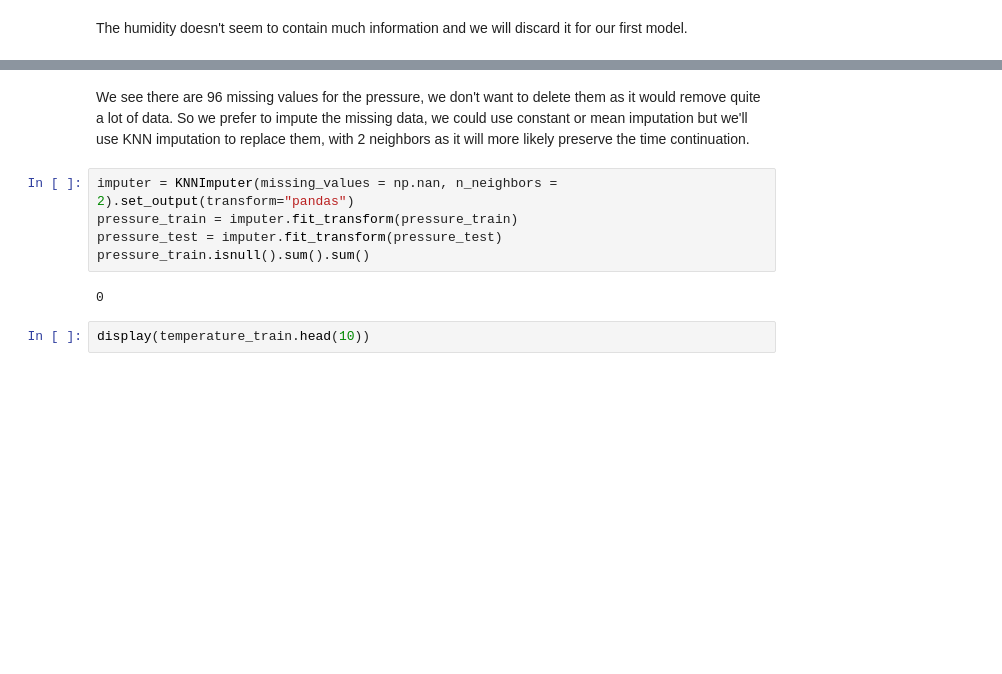
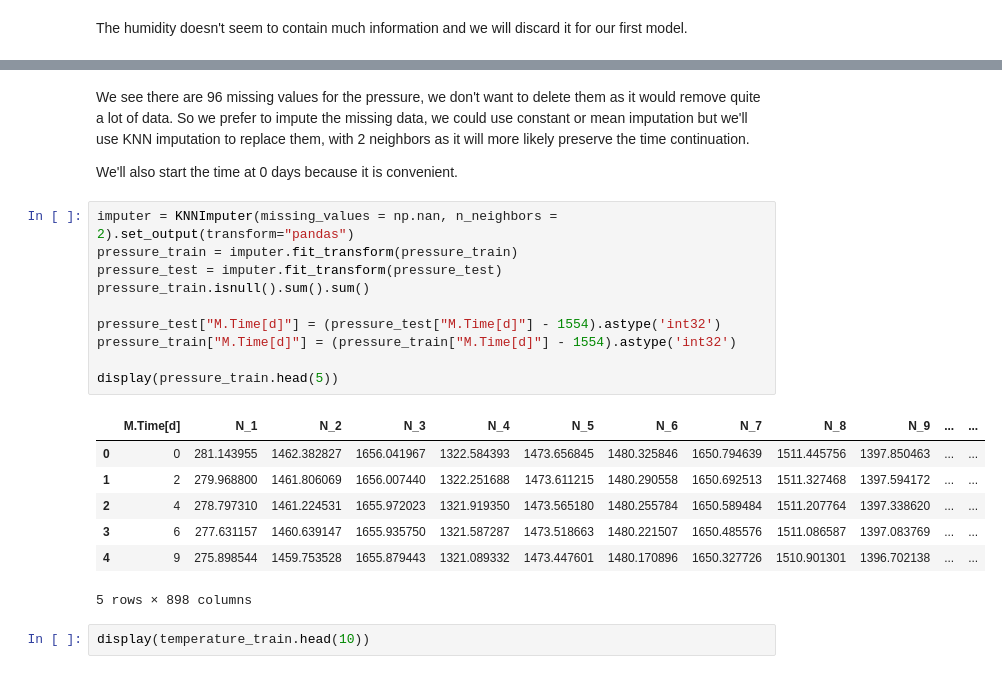
Before and after one commit to Deimos-1/ML-project, a Jupyter notebook: logs.ipynb, the cells around one changed output, grey strips where cells are left out. Saved outputs shown, nothing was run; the diff lists cells and outputs as text; blank space fills up the shorter version.

```diff
--- a/logs.ipynb
+++ b/logs.ipynb
@@ -139,13 +146,26 @@ pressure_train.isnull().sum().sum() # See how many missing values there are
 96
 # %% [markdown]
 We see there are 96 missing values for the pressure, we don't want to delete them as it would remove quite a lot of data. So we prefer to impute the missing data, we could use constant or mean imputation but  we'll use KNN imputation to replace them, with 2 neighbors as it will more likely preserve the time continuation.
+
+We'll also start the time at 0 days because it is convenient.
 # %%
 imputer = KNNImputer(missing_values = np.nan, n_neighbors = 2).set_output(transform="pandas")
 pressure_train = imputer.fit_transform(pressure_train)
 pressure_test = imputer.fit_transform(pressure_test)
 pressure_train.isnull().sum().sum()
+
+pressure_test["M.Time[d]"] = (pressure_test["M.Time[d]"] - 1554).astype('int32')
+pressure_train["M.Time[d]"] = (pressure_train["M.Time[d]"] - 1554).astype('int32')
+
+display(pressure_train.head(5))
 # %% [output]
+|  | M.Time[d] | N_1 | N_2 | N_3 | N_4 | N_5 | N_6 | N_7 | N_8 | N_9 | ... | ... |
+| 0 | 0 | 281.143955 | 1462.382827 | 1656.041967 | 1322.584393 | 1473.656845 | 1480.325846 | 1650.794639 | 1511.445756 | 1397.850463 | ... | ... |
+| 1 | 2 | 279.968800 | 1461.806069 | 1656.007440 | 1322.251688 | 1473.611215 | 1480.290558 | 1650.692513 | 1511.327468 | 1397.594172 | ... | ... |
+| 2 | 4 | 278.797310 | 1461.224531 | 1655.972023 | 1321.919350 | 1473.565180 | 1480.255784 | 1650.589484 | 1511.207764 | 1397.338620 | ... | ... |
+| 3 | 6 | 277.631157 | 1460.639147 | 1655.935750 | 1321.587287 | 1473.518663 | 1480.221507 | 1650.485576 | 1511.086587 | 1397.083769 | ... | ... |
+| 4 | 9 | 275.898544 | 1459.753528 | 1655.879443 | 1321.089332 | 1473.447601 | 1480.170896 | 1650.327726 | 1510.901301 | 1396.702138 | ... | ... |
-0
+5 rows × 898 columns
 # %%
 display(temperature_train.head(10))
 # %% [output]
```
Also changed, not shown: parts of 10 cells of this notebook.
